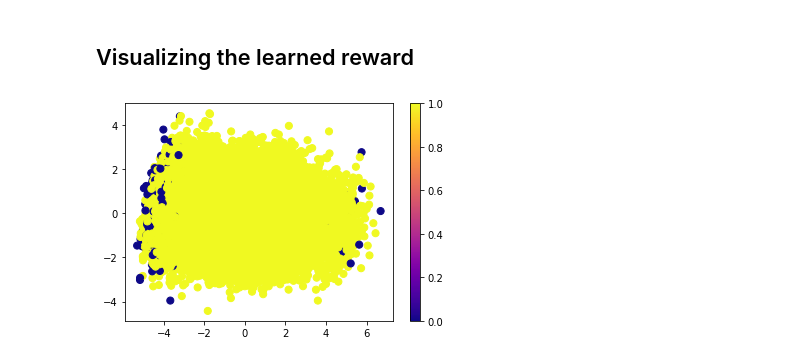
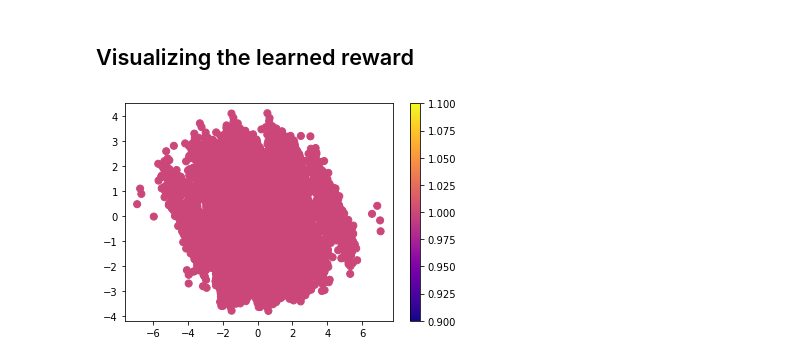
Before and after one commit to lilygoli/ScoreMatchingIRL, a Jupyter notebook: Score_matching_MaxEnt_IRL.ipynb, the cells around one changed output. Cells and saved outputs as stored; diff of their text form; code cells hidden in the pictures.

```diff
--- a/Score_matching_MaxEnt_IRL.ipynb
+++ b/Score_matching_MaxEnt_IRL.ipynb
@@ -221,0 +528,40 @@ tensor([[6.3702e-12]], grad_fn=<SigmoidBackward0>)
+# %%
+device = torch.device('cuda') if torch.cuda.is_available() else torch.device('cpu')
+# %%
+my_reward = MlpReward(cp_env.observation_space.shape[0], hiddens=[32, 32, 32]).to(device)
+
+optimizer = torch.optim.Adam(
+    my_reward.parameters(),
+    lr=1e-3, betas=(0.9, 0.99)
+)
+# %%
+## Training using the new loss function with trajectories from the imitation package
+epochs = 100
+batch_size = 32 * 300
+
+for epoch in range(epochs):
+    random.shuffle(cp_rollouts)
+    transitions = rollout.flatten_trajectories_with_rew(cp_rollouts)
+    for i in range(0, len(transitions), batch_size):
+        batch = transitions[i : min(i + batch_size, len(transitions))]
+
+        optimizer.zero_grad()
+        loss = score_matching_loss(batch, my_reward, device)
+        loss.backward()
+        optimizer.step()
+    print(epoch, ":", loss)
+# %%
+## Training using the old loss function with our generated trajectories
+epochs = 100
+batch_size = 32
+
+for epoch in range(epochs):
+    random.shuffle(cp_trajs)
+    for i in range(0, len(cp_trajs), batch_size):
+        batch = cp_trajs[i : min(i + batch_size, len(cp_trajs))]
+
+        optimizer.zero_grad()
+        loss = old_score_matching_loss(batch, my_reward, device=device)[0]
+        loss.backward()
+        optimizer.step()
+    print(epoch, ":", loss)
@@ -224,23 +590,23 @@ tensor([[6.3702e-12]], grad_fn=<SigmoidBackward0>)
 # %%
 from sklearn.preprocessing import StandardScaler
 from sklearn.decomposition import PCA
 
-all_states = [trajs[i][j]['cur_state'].tolist() for i in range(len(trajs))  for j in range(len(trajs[i]))]
-all_rewards = [0 if trajs[i][j]['done'] else 1 for i in range(len(trajs))  for j in range(len(trajs[i]))]
+all_states = [cp_trajs[i][j]['cur_state'].tolist() for i in range(len(cp_trajs))  for j in range(len(cp_trajs[i]))]
+all_rewards = [0 if cp_trajs[i][j]['done'] else 1 for i in range(len(cp_trajs))  for j in range(len(cp_trajs[i]))]
 
 x = StandardScaler().fit_transform(np.array(all_states))
 pca = PCA(n_components=2)
 x_2d = pca.fit_transform(x)
 x_2d.shape
 
 f, ax = plt.subplots()
 points = ax.scatter(x_2d[:, 0], x_2d[:,1], c=all_rewards, s=50, cmap="plasma")
 f.colorbar(points)
 
 
 plt.show()
 # %% [output]
-[figure, old version]
+[figure, new version]
 # %%
 angles = (-abs(np.array(all_states)[:,2])).tolist()
 f, ax = plt.subplots()
```
Also changed, not shown: parts of 127 cells of this notebook.
